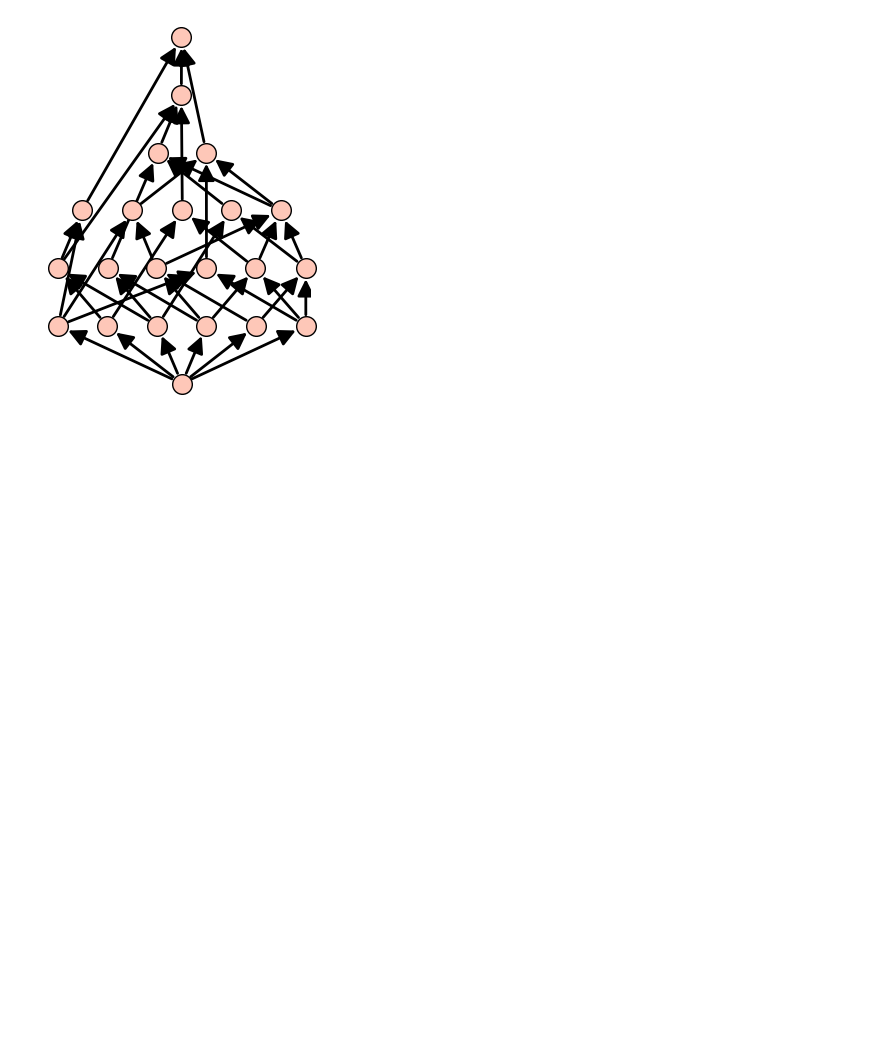
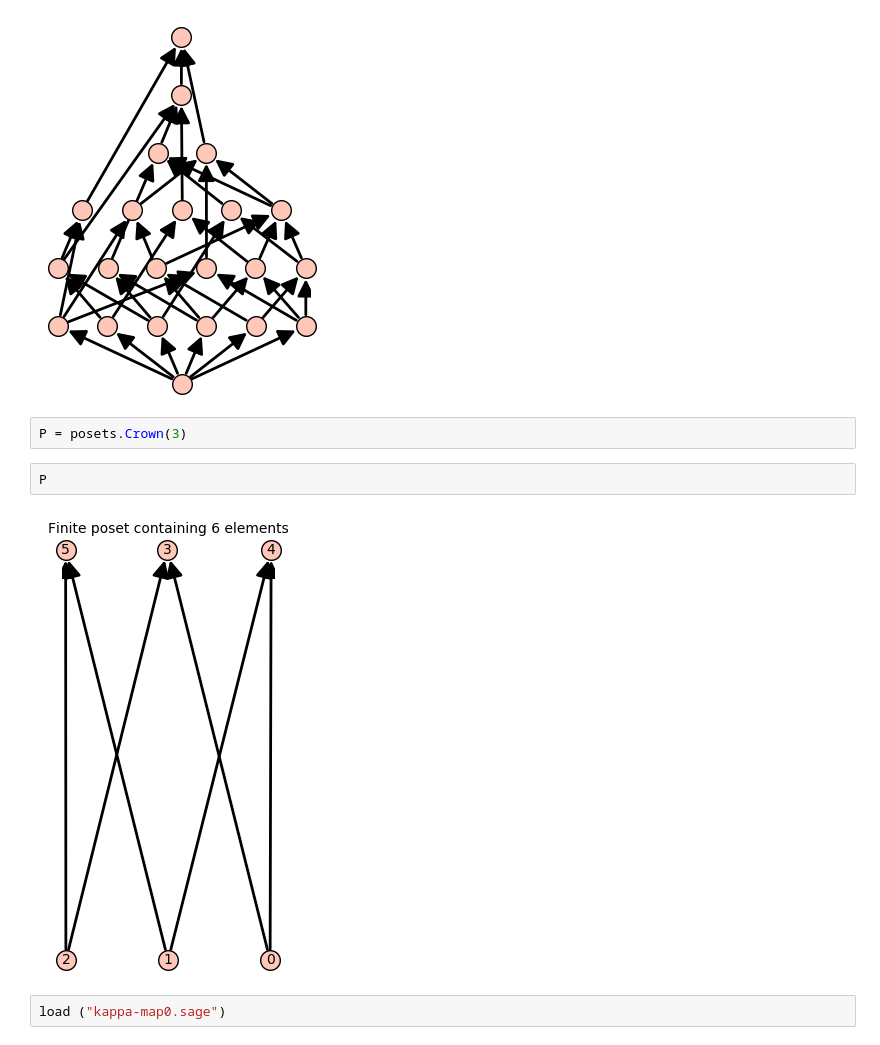
Before and after one commit to haruhisa-enomoto/tors-lattice, a Jupyter notebook: Untitled.ipynb, the cells around one changed output. Saved outputs shown, nothing was run; the diff lists cells and outputs as text; blank space fills up the shorter version.

```diff
--- a/Untitled.ipynb
+++ b/Untitled.ipynb
@@ -68,3 +68,11 @@ Finite poset containing 22 elements (use the .plot() method to plot)
 b
 # %% [output]
 [figure]
+# %%
+P = posets.Crown(3)
+# %%
+P
+# %% [output]
+[figure, added]
+# %%
+load ("kappa-map0.sage")
```
Also changed, not shown: parts of 30 cells of this notebook, 3 other files.
